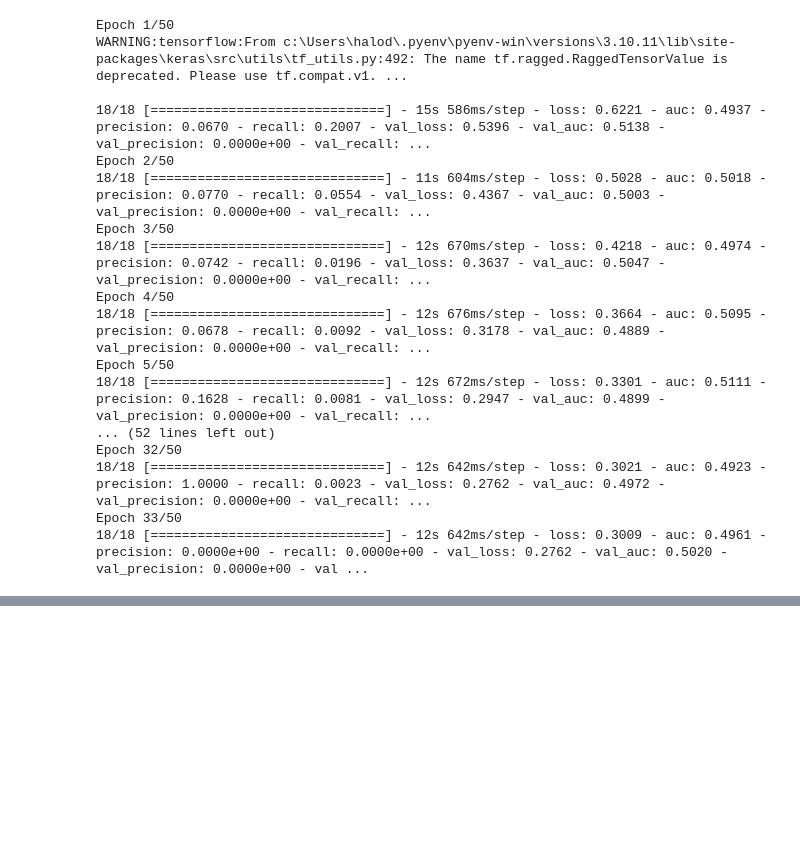
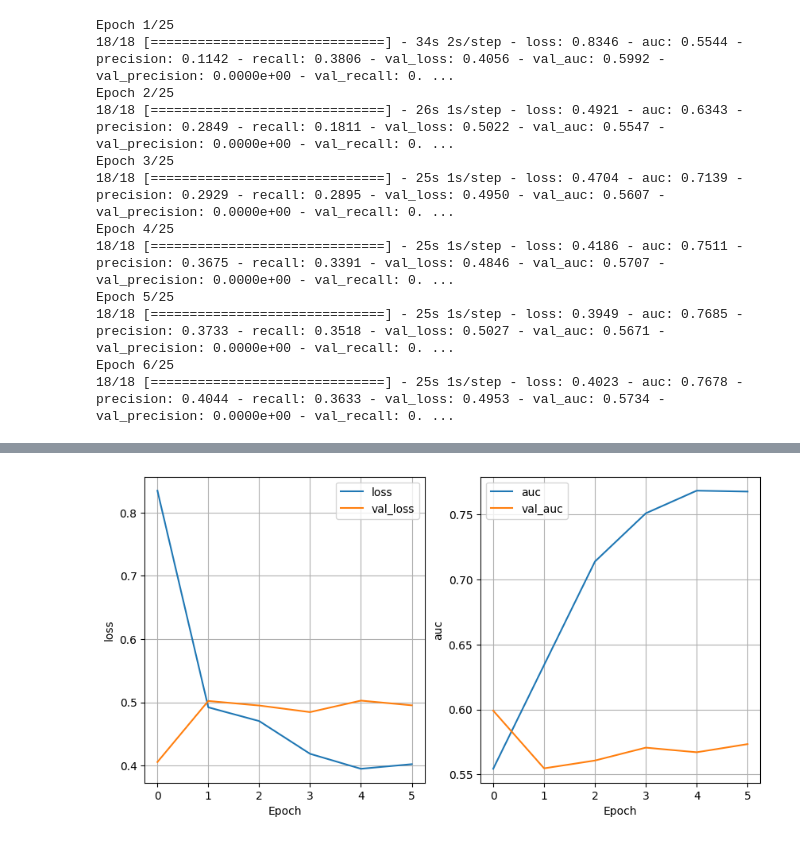
Before and after one commit to BryanYeeee/PokeTyperCNN, a Jupyter notebook: notebooks/train_efficientnet.ipynb, the cells around one changed output, grey strips where cells are left out. Cells and saved outputs as stored; diff of their text form; code cells hidden in the pictures; blank space fills up the shorter version.

```diff
--- a/notebooks/train_efficientnet.ipynb
+++ b/notebooks/train_efficientnet.ipynb
@@ -22,7 +36,7 @@ from tensorflow.keras.applications import EfficientNetB0
 base_model = EfficientNetB0(
     include_top=False,
     weights='imagenet',
-    input_shape=(224, 224, 3)
+    input_shape=(224, 224, 3), drop_connect_rate=0.4
 )
 
 # defining the model based on the base model
@@ -30,6 +44,7 @@ from tensorflow.keras import layers, models
 from tensorflow.keras.optimizers import Adam
 from tensorflow.keras.losses import BinaryCrossentropy
 from tensorflow.keras.metrics import Precision,Recall, AUC
+from tensorflow.keras.regularizers import l2
 
 # freeze the base
 base_model.trainable = False
@@ -37,14 +52,13 @@ base_model.trainable = False
 model = models.Sequential([
     base_model,
     layers.GlobalAveragePooling2D(),
-    layers.Dropout(0.3),
-    layers.Dense(128, activation='relu'),
-    layers.Dropout(0.3),
+    layers.BatchNormalization(),
+    layers.Dropout(0.5),
     layers.Dense(18, activation='sigmoid')  # 18 is the number of pokemon types so 18 classes
 ])
 
 model.compile(
-    optimizer=Adam(1e-4),
+    optimizer=Adam(1e-2),
     loss=BinaryCrossentropy(),
     metrics=[AUC(name='auc', multi_label=True), Precision(name='precision'), Recall(name='recall')]
 
@@ -71,35 +67,47 @@ _________________________________________________________________
 # %%
-from tensorflow.keras.callbacks import EarlyStopping, ReduceLROnPlateau
+from tensorflow.keras.callbacks import EarlyStopping
 history = model.fit(
     train_gen,
     validation_data=valid_gen,
-    epochs=50,  # longer, EarlyStopping will stop if plateau
+    epochs=25,
     callbacks=[EarlyStopping(
-        monitor='val_loss',
-        patience=15,       # stop if no improvement for 5 epochs
+        monitor='val_auc',
+        patience=5,
         restore_best_weights=True
-    ), ReduceLROnPlateau(
-        monitor='val_loss',
-        factor=0.5,       # reduce LR by half
-        patience=3,
-        min_lr=1e-6
     )]
 )
 # %% [output]
-Epoch 1/50
-WARNING:tensorflow:From c:\Users\halod\.pyenv\pyenv-win\versions\3.10.11\lib\site-packages\keras\src\utils\tf_utils.py:492: The name tf.ragged.RaggedTensorValue is deprecated. Please use tf.compat.v1. ...
-
-18/18 [==============================] - 15s 586ms/step - loss: 0.6221 - auc: 0.4937 - precision: 0.0670 - recall: 0.2007 - val_loss: 0.5396 - val_auc: 0.5138 - val_precision: 0.0000e+00 - val_recall: ...
-Epoch 2/50
-18/18 [==============================] - 11s 604ms/step - loss: 0.5028 - auc: 0.5018 - precision: 0.0770 - recall: 0.0554 - val_loss: 0.4367 - val_auc: 0.5003 - val_precision: 0.0000e+00 - val_recall: ...
-Epoch 3/50
-18/18 [==============================] - 12s 670ms/step - loss: 0.4218 - auc: 0.4974 - precision: 0.0742 - recall: 0.0196 - val_loss: 0.3637 - val_auc: 0.5047 - val_precision: 0.0000e+00 - val_recall: ...
-Epoch 4/50
-18/18 [==============================] - 12s 676ms/step - loss: 0.3664 - auc: 0.5095 - precision: 0.0678 - recall: 0.0092 - val_loss: 0.3178 - val_auc: 0.4889 - val_precision: 0.0000e+00 - val_recall: ...
-Epoch 5/50
-18/18 [==============================] - 12s 672ms/step - loss: 0.3301 - auc: 0.5111 - precision: 0.1628 - recall: 0.0081 - val_loss: 0.2947 - val_auc: 0.4899 - val_precision: 0.0000e+00 - val_recall: ...
-... (52 lines left out)
-Epoch 32/50
-18/18 [==============================] - 12s 642ms/step - loss: 0.3021 - auc: 0.4923 - precision: 1.0000 - recall: 0.0023 - val_loss: 0.2762 - val_auc: 0.4972 - val_precision: 0.0000e+00 - val_recall: ...
-Epoch 33/50
-18/18 [==============================] - 12s 642ms/step - loss: 0.3009 - auc: 0.4961 - precision: 0.0000e+00 - recall: 0.0000e+00 - val_loss: 0.2762 - val_auc: 0.5020 - val_precision: 0.0000e+00 - val ...
+Epoch 1/25
+18/18 [==============================] - 34s 2s/step - loss: 0.8346 - auc: 0.5544 - precision: 0.1142 - recall: 0.3806 - val_loss: 0.4056 - val_auc: 0.5992 - val_precision: 0.0000e+00 - val_recall: 0. ...
+Epoch 2/25
+18/18 [==============================] - 26s 1s/step - loss: 0.4921 - auc: 0.6343 - precision: 0.2849 - recall: 0.1811 - val_loss: 0.5022 - val_auc: 0.5547 - val_precision: 0.0000e+00 - val_recall: 0. ...
+Epoch 3/25
+18/18 [==============================] - 25s 1s/step - loss: 0.4704 - auc: 0.7139 - precision: 0.2929 - recall: 0.2895 - val_loss: 0.4950 - val_auc: 0.5607 - val_precision: 0.0000e+00 - val_recall: 0. ...
+Epoch 4/25
+18/18 [==============================] - 25s 1s/step - loss: 0.4186 - auc: 0.7511 - precision: 0.3675 - recall: 0.3391 - val_loss: 0.4846 - val_auc: 0.5707 - val_precision: 0.0000e+00 - val_recall: 0. ...
+Epoch 5/25
+18/18 [==============================] - 25s 1s/step - loss: 0.3949 - auc: 0.7685 - precision: 0.3733 - recall: 0.3518 - val_loss: 0.5027 - val_auc: 0.5671 - val_precision: 0.0000e+00 - val_recall: 0. ...
+Epoch 6/25
+18/18 [==============================] - 25s 1s/step - loss: 0.4023 - auc: 0.7678 - precision: 0.4044 - recall: 0.3633 - val_loss: 0.4953 - val_auc: 0.5734 - val_precision: 0.0000e+00 - val_recall: 0. ...
+# %%
+h = history
+keys = list(h.history.keys())
+
+fig, axes = plt.subplots(1, 2, figsize=(10, 5))
+axes.reshape(-1, 1)
+
+
+for idx, ax in enumerate(axes):
+
+    axes[idx].plot(h.history[keys[idx]], label=keys[idx])
+    axes[idx].plot(h.history["val_" + keys[idx]], label = "val_" + keys[idx])
+    axes[idx].set_xlabel('Epoch')
+    axes[idx].set_ylabel(keys[idx])
+    axes[idx].legend()
+    axes[idx].grid(True)
+
+print( model.evaluate(full_gen, verbose=2));
+print( model.evaluate(train_gen, verbose=2));
+print( model.evaluate(valid_gen, verbose=2));
+# print("\n\nLoss on test set {:.3},  Categorical accuracy on test set {:.3f}, AUC {:.3f}".format(test_loss, test_acc, auc))
+# %% [output]
@@ -105,0 +120 @@ Epoch 33/50
+[figure, added]
```
Also changed, not shown: parts of 8 cells of this notebook, 8 other files.
